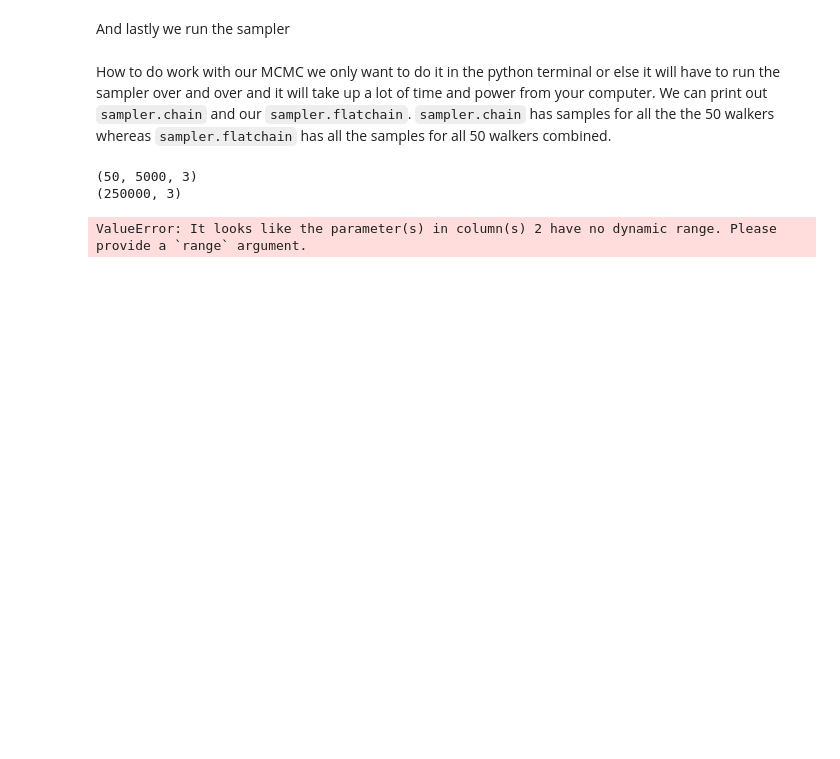
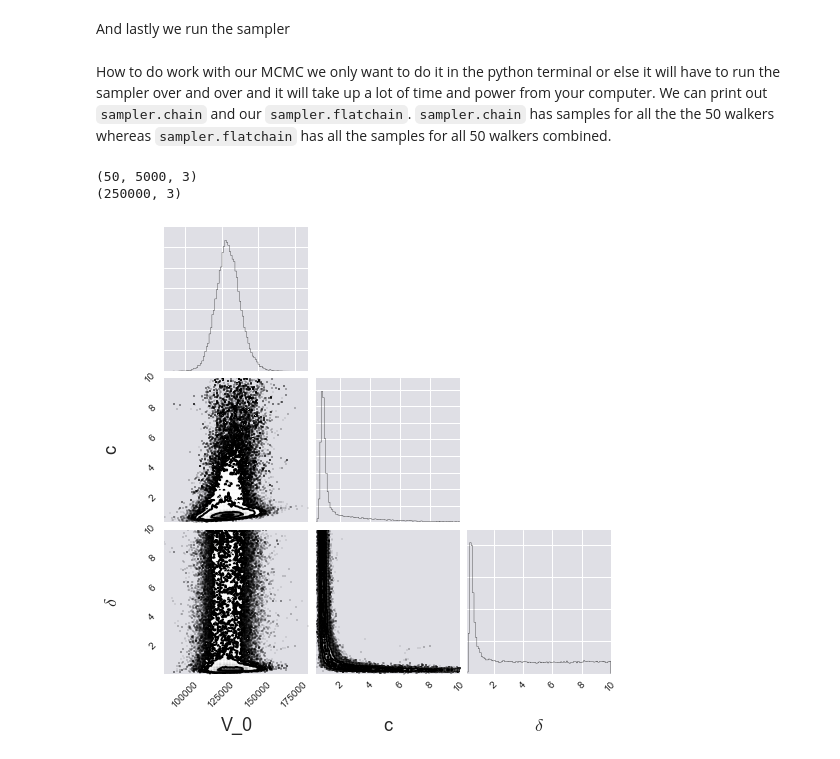
Before and after one commit to shashank-gandhi/DataAnalysisHomeworkRepository, a Jupyter notebook: Homework4/Michelle.ipynb, the cells around one changed output. Saved outputs shown, nothing was run; the diff lists cells and outputs as text; code cells hidden in the pictures; blank space fills up the shorter version.

```diff
--- a/Homework4/Michelle.ipynb
+++ b/Homework4/Michelle.ipynb
@@ -50,7 +52,7 @@ def ViralLoad(params, t):
     '''
 
     # Unpack paramerters
-    c, delta, V_0 = params
+    V_0, c, delta= params
 
     # Limit our V(t)
     if abs(c - delta) < 1e-9:
@@ -84,9 +89,14 @@ def log_posterior(params, t, V):
     '''
     Log posterior of our HIV data
     '''
-    c, delta, V_0 = params
 
-    return -len(t) / 2 * np.log(np.sum(resid(np.exp(params), t, V)**2))
+    V_0, c, delta = params
+
+    # set limits on our parameters
+    if c < 0 or c > 10 or delta < 0 or delta > 10 or V_0 < 0:
+        return -np.inf
+
+    return -len(t) / 2 * np.log(np.sum(resid(np.log(params), t, V)**2))
 # %% [markdown]
 Now we pass our transcript counts as arguments.
 # %%
@@ -115,9 +125,9 @@ We need to tell the walkers where to start. $p_0[i,j]$ is the starting point whe
 # p0[i,j] where i is walkers and j is parameters
 # we want c and delta for interval 0 to 10
 p0 = np.empty((nwalkers, ndim))
-p0[:,0] = np.random.uniform(0, 10, nwalkers)
+p0[:,0] = np.random.exponential(1, nwalkers)
 p0[:,1] = np.random.uniform(0, 10, nwalkers)
-p0[:,2] = np.random.uniform(100000, nwalkers)
+p0[:,2] = np.random.uniform(0, 10, nwalkers)
 # %% [markdown]
 Next we instantiate our sampler.
 # %%
@@ -143,6 +153,6 @@ print(sampler.flatchain.shape)
 (50, 5000, 3)
 (250000, 3)
 # %%
-fig = corner.corner(sampler.flatchain, labels=['c', '$\delta$', '$V_0$'], bins=100, range)
+fig = corner.corner(sampler.flatchain, labels=['V_0', 'c', '$\delta$'], bins=100)
 # %% [output]
-ValueError: It looks like the parameter(s) in column(s) 2 have no dynamic range. Please provide a `range` argument.
+[figure, added]
```
Also changed, not shown: parts of 7 cells of this notebook.
